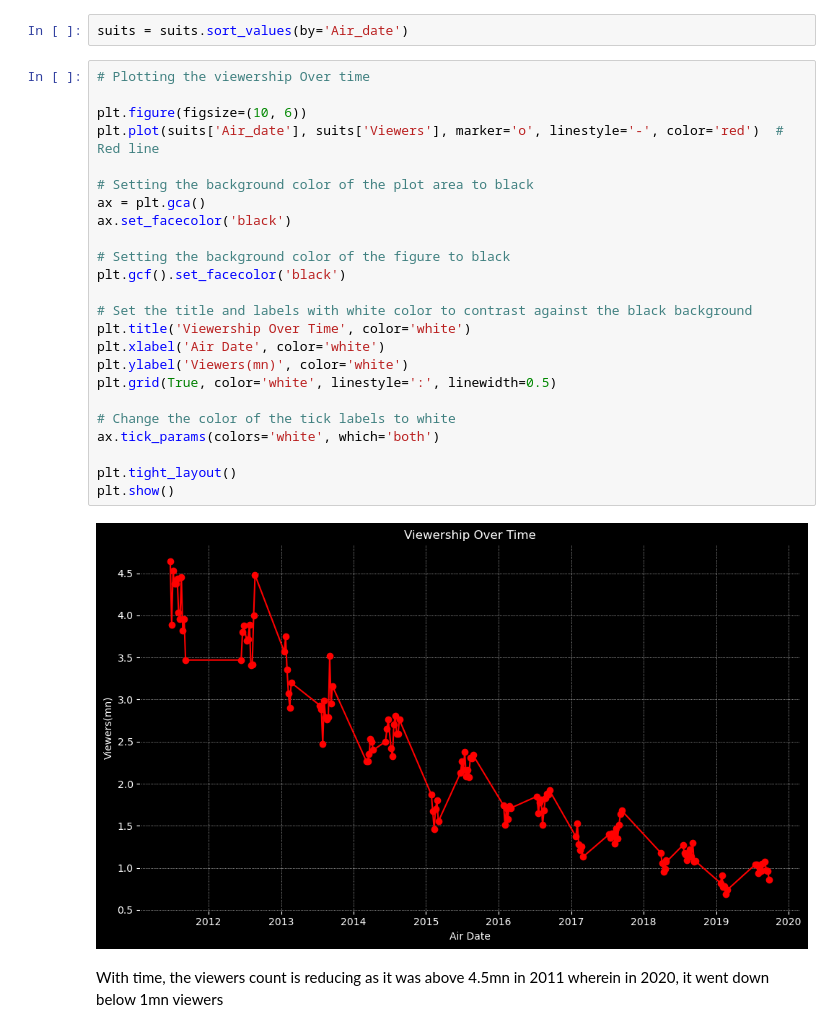
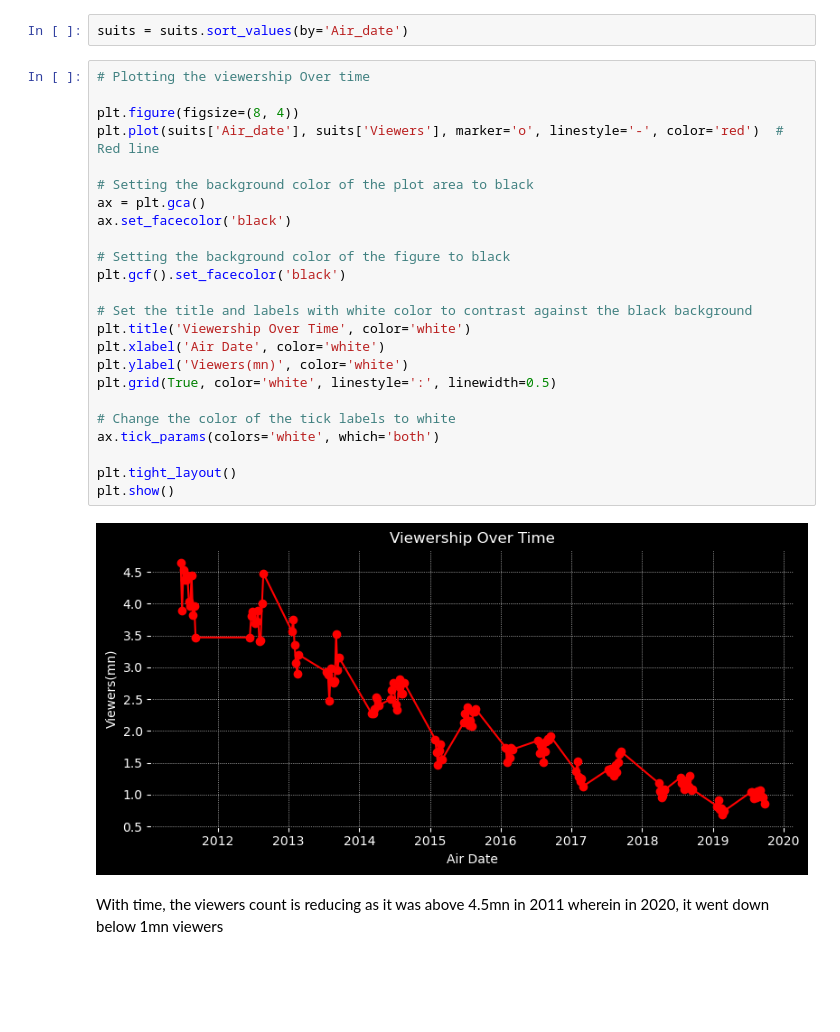
Before and after one commit to yam1473/RR_Assignment8, a Jupyter notebook: suits_analysis.ipynb, the cells around one changed output. Drawn from its saved outputs; the diff is of its cells as text; blank space fills up the shorter version.

Commit message:
Adjusted the Padding of the markdowns and also the graph size

```diff
--- a/suits_analysis.ipynb
+++ b/suits_analysis.ipynb
@@ -150,29 +150,29 @@ suits = suits.sort_values(by='Air_date')
 # %%
 # Plotting the viewership Over time
 
-plt.figure(figsize=(10, 6))
+plt.figure(figsize=(8, 4))
 plt.plot(suits['Air_date'], suits['Viewers'], marker='o', linestyle='-', color='red')  # Red line
 
 # Setting the background color of the plot area to black
 ax = plt.gca()
 ax.set_facecolor('black')
 
 # Setting the background color of the figure to black
 plt.gcf().set_facecolor('black')
 
 # Set the title and labels with white color to contrast against the black background
 plt.title('Viewership Over Time', color='white')
 plt.xlabel('Air Date', color='white')
 plt.ylabel('Viewers(mn)', color='white')
 plt.grid(True, color='white', linestyle=':', linewidth=0.5)
 
 # Change the color of the tick labels to white
 ax.tick_params(colors='white', which='both')
 
 plt.tight_layout()
 plt.show()
 # %% [output]
-[figure, old version]
+[figure, new version]
 # %% [markdown]
 With time, the viewers count is reducing as it was above 4.5mn in 2011 wherein in 2020, it went down below 1mn viewers
 # %%
```
Also changed, not shown: parts of 8 cells of this notebook.
